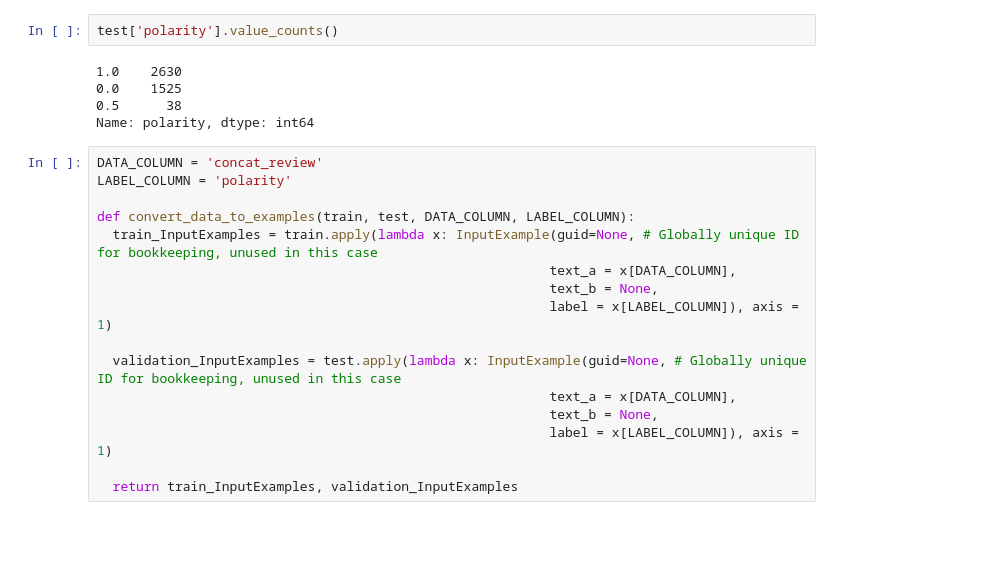
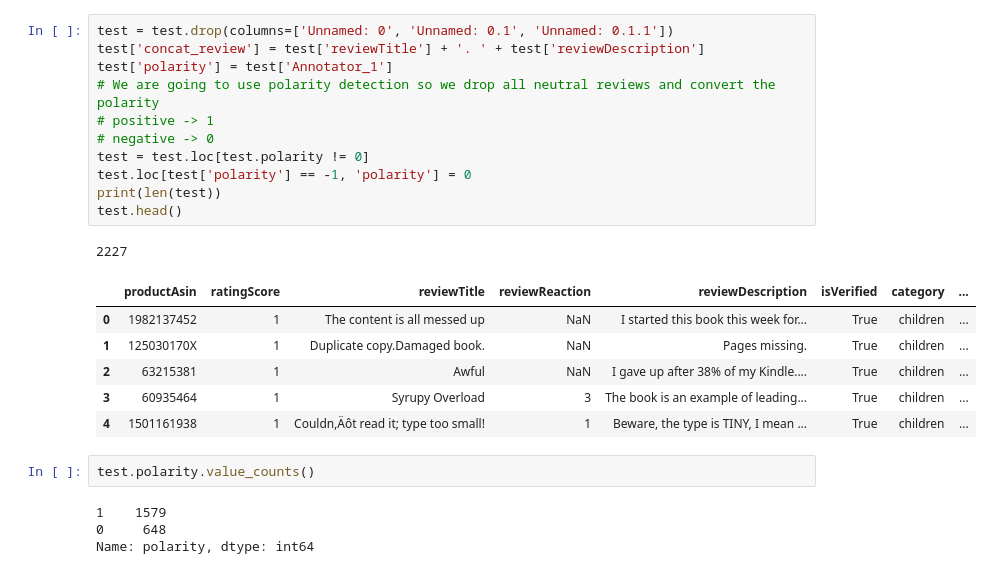
Before and after one commit to GxTeo/CZ-CE4045_NLP_Group_12, a Jupyter notebook: classification_bert.ipynb, the cells around one changed output. Cells and saved outputs as stored; diff of their text form; blank space fills up the shorter version.

```diff
--- a/classification_bert.ipynb
+++ b/classification_bert.ipynb
@@ -133,23 +132,25 @@ test
+# %%
+test = test.drop(columns=['Unnamed: 0', 'Unnamed: 0.1', 'Unnamed: 0.1.1'])
+test['concat_review'] = test['reviewTitle'] + '. ' + test['reviewDescription']
+test['polarity'] = test['Annotator_1']
+# We are going to use polarity detection so we drop all neutral reviews and convert the polarity
+# positive -> 1
+# negative -> 0
+test = test.loc[test.polarity != 0]
+test.loc[test['polarity'] == -1, 'polarity'] = 0
+print(len(test))
+test.head()
+# %% [output]
+2227
+|  | productAsin | ratingScore | reviewTitle | reviewReaction | reviewDescription | isVerified | category | ... |
+| 0 | 1982137452 | 1 | The content is all messed up | NaN | I started this book this week for... | True | children | ... |
+| 1 | 125030170X | 1 | Duplicate copy.Damaged book. | NaN | Pages missing. | True | children | ... |
+| 2 | 63215381 | 1 | Awful | NaN | I gave up after 38% of my Kindle.... | True | children | ... |
+| 3 | 60935464 | 1 | Syrupy Overload | 3 | The book is an example of leading... | True | children | ... |
+| 4 | 1501161938 | 1 | Couldn‚Äôt read it; type too small! | 1 | Beware, the type is TINY, I mean ... | True | children | ... |
 # %%
-test['polarity'].value_counts()
+test.polarity.value_counts()
 # %% [output]
-1.0    2630
-0.0    1525
-0.5      38
+1    1579
+0     648
 Name: polarity, dtype: int64
-# %%
-DATA_COLUMN = 'concat_review'
-LABEL_COLUMN = 'polarity'
-
-def convert_data_to_examples(train, test, DATA_COLUMN, LABEL_COLUMN):
-  train_InputExamples = train.apply(lambda x: InputExample(guid=None, # Globally unique ID for bookkeeping, unused in this case
-                                                          text_a = x[DATA_COLUMN],
-                                                          text_b = None,
-                                                          label = x[LABEL_COLUMN]), axis = 1)
-
-  validation_InputExamples = test.apply(lambda x: InputExample(guid=None, # Globally unique ID for bookkeeping, unused in this case
-                                                          text_a = x[DATA_COLUMN],
-                                                          text_b = None,
-                                                          label = x[LABEL_COLUMN]), axis = 1)
-
-  return train_InputExamples, validation_InputExamples
```
Also changed, not shown: parts of 43 cells of this notebook.
